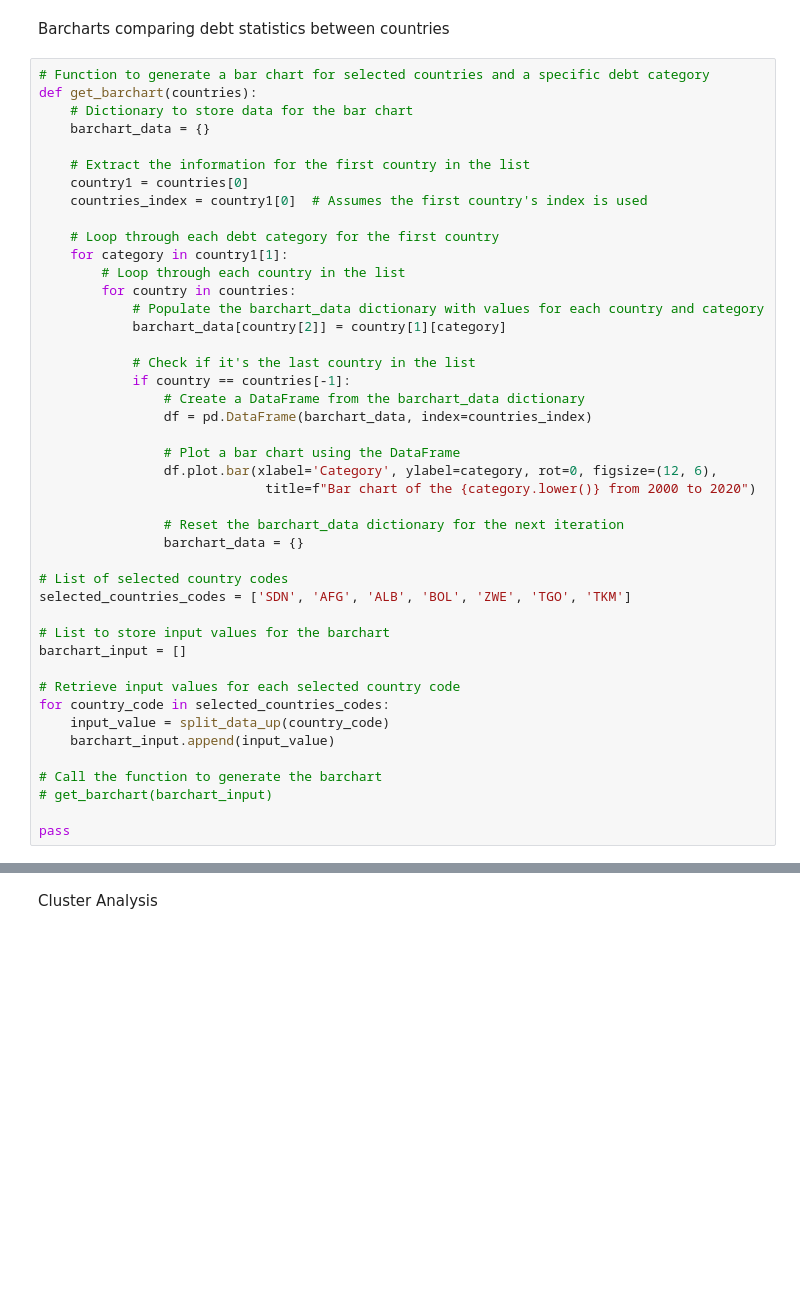
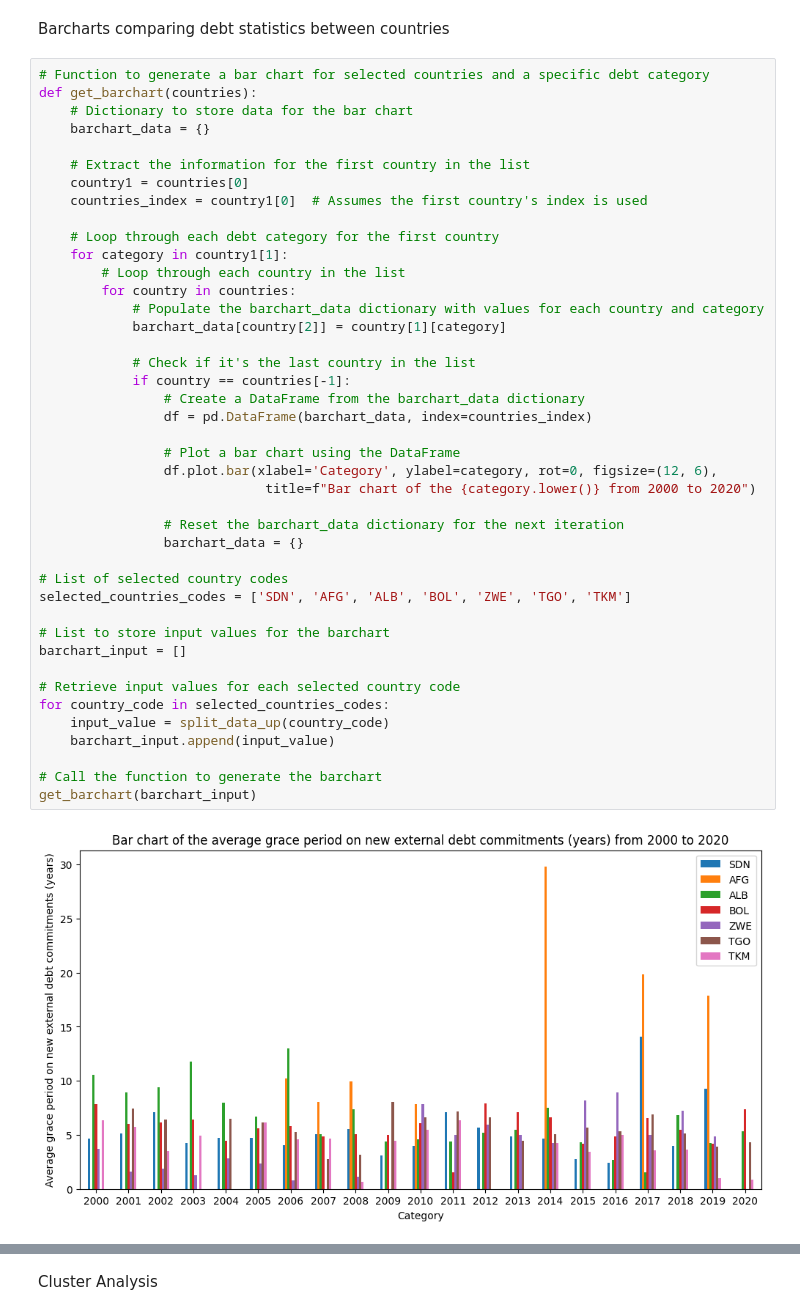
Before and after one commit to Bossm4n/international_debt_analysis, a Jupyter notebook: debt_analysis_jup-notebook.ipynb, the cells around one changed output, grey strips where cells are left out. Cells and saved outputs as stored; diff of their text form; blank space fills up the shorter version.

```diff
--- a/debt_analysis_jup-notebook.ipynb
+++ b/debt_analysis_jup-notebook.ipynb
@@ -425,33 +413,33 @@ def get_barchart(countries):
     for category in country1[1]:
         # Loop through each country in the list
         for country in countries:
             # Populate the barchart_data dictionary with values for each country and category
             barchart_data[country[2]] = country[1][category]
 
             # Check if it's the last country in the list
             if country == countries[-1]:
                 # Create a DataFrame from the barchart_data dictionary
                 df = pd.DataFrame(barchart_data, index=countries_index)
 
                 # Plot a bar chart using the DataFrame
                 df.plot.bar(xlabel='Category', ylabel=category, rot=0, figsize=(12, 6),
                              title=f"Bar chart of the {category.lower()} from 2000 to 2020")
 
                 # Reset the barchart_data dictionary for the next iteration
                 barchart_data = {}
 
 # List of selected country codes
 selected_countries_codes = ['SDN', 'AFG', 'ALB', 'BOL', 'ZWE', 'TGO', 'TKM']
 
 # List to store input values for the barchart
 barchart_input = []
 
 # Retrieve input values for each selected country code
 for country_code in selected_countries_codes:
     input_value = split_data_up(country_code)
     barchart_input.append(input_value)
 
 # Call the function to generate the barchart
-# get_barchart(barchart_input)
-
-pass
+get_barchart(barchart_input)
+# %% [output]
+[figure, added]
```
Also changed, not shown: parts of 3 cells of this notebook, 5 other files.
